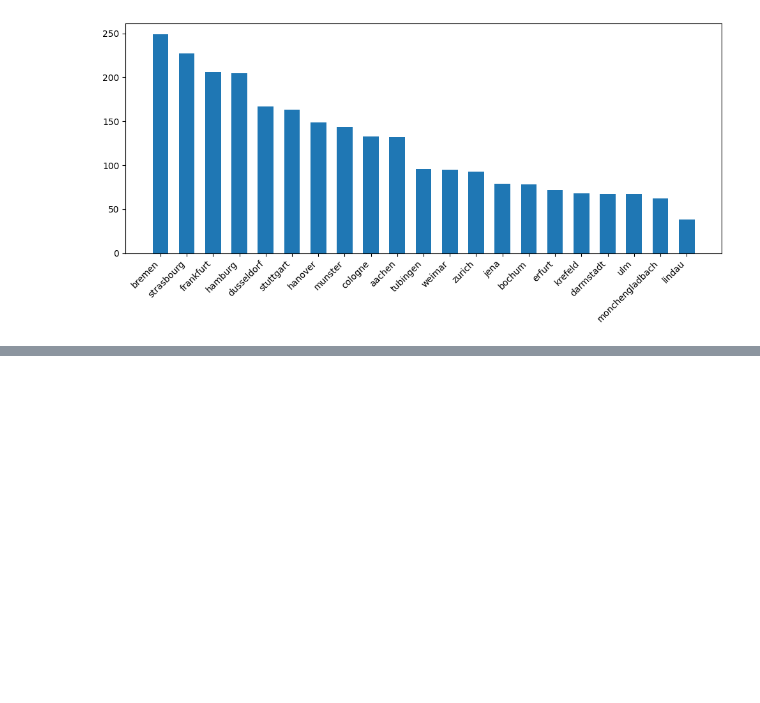
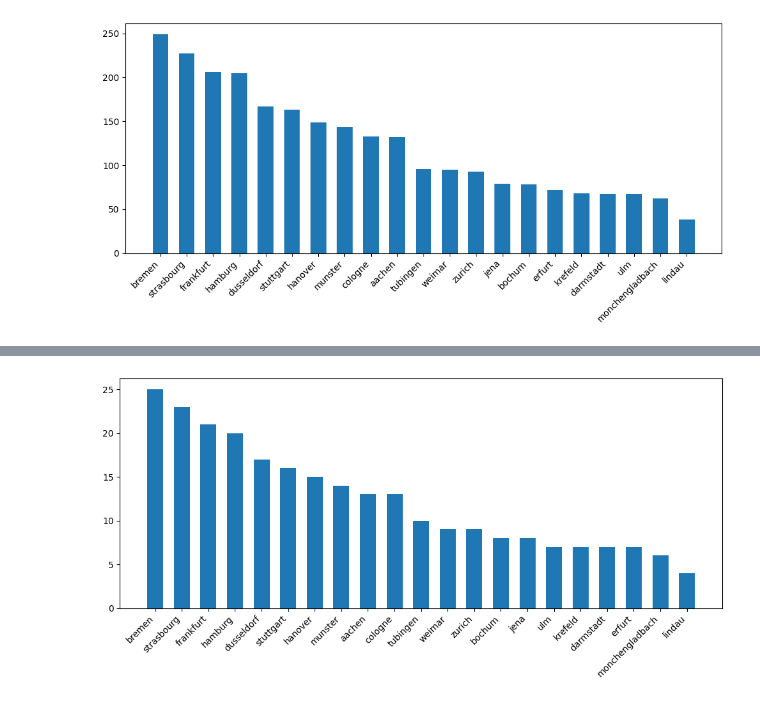
Before and after one commit to ejdam87/single-class-detection, a Jupyter notebook: src/DET_524839/notebooks/data_split.ipynb, the cells around one changed output, grey strips where cells are left out. Saved outputs shown, nothing was run; the diff lists cells and outputs as text; code cells hidden in the pictures; blank space fills up the shorter version.

```diff
--- a/src/DET_524839/notebooks/data_split.ipynb
+++ b/src/DET_524839/notebooks/data_split.ipynb
@@ -60,0 +68,4 @@ show_hist(val_data)
+# %%
+show_hist(test_data)
+# %% [output]
+[figure, added]
```
Also changed, not shown: parts of 6 cells of this notebook, 4 other files.
